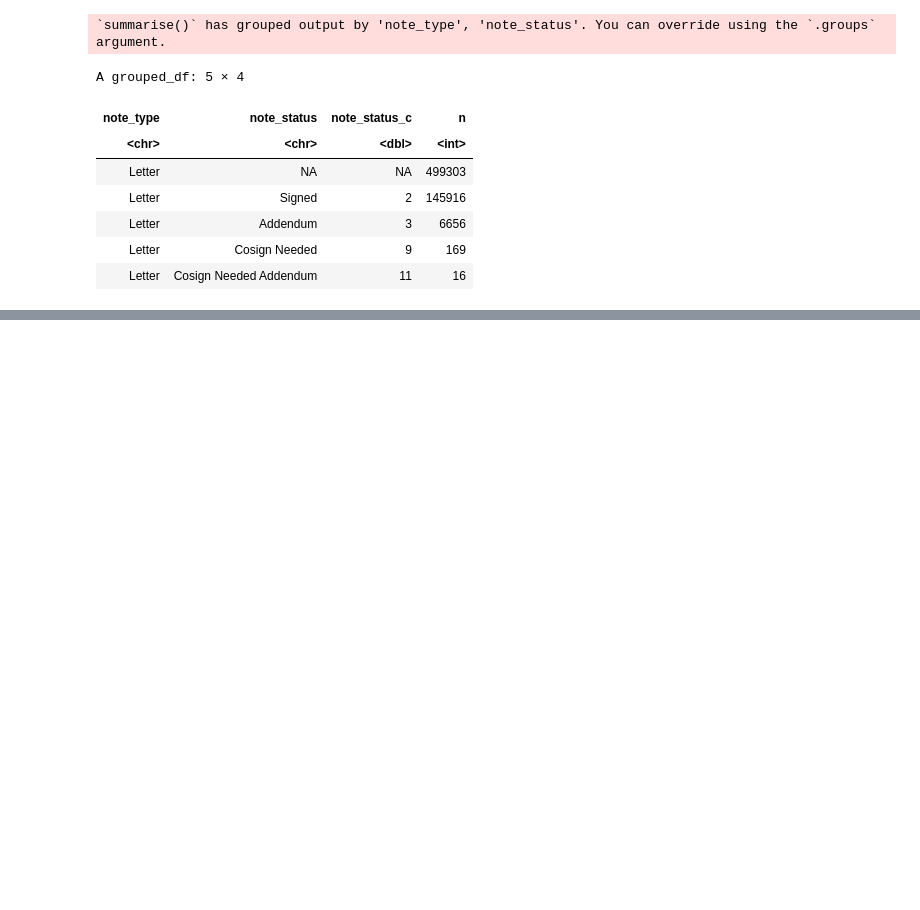
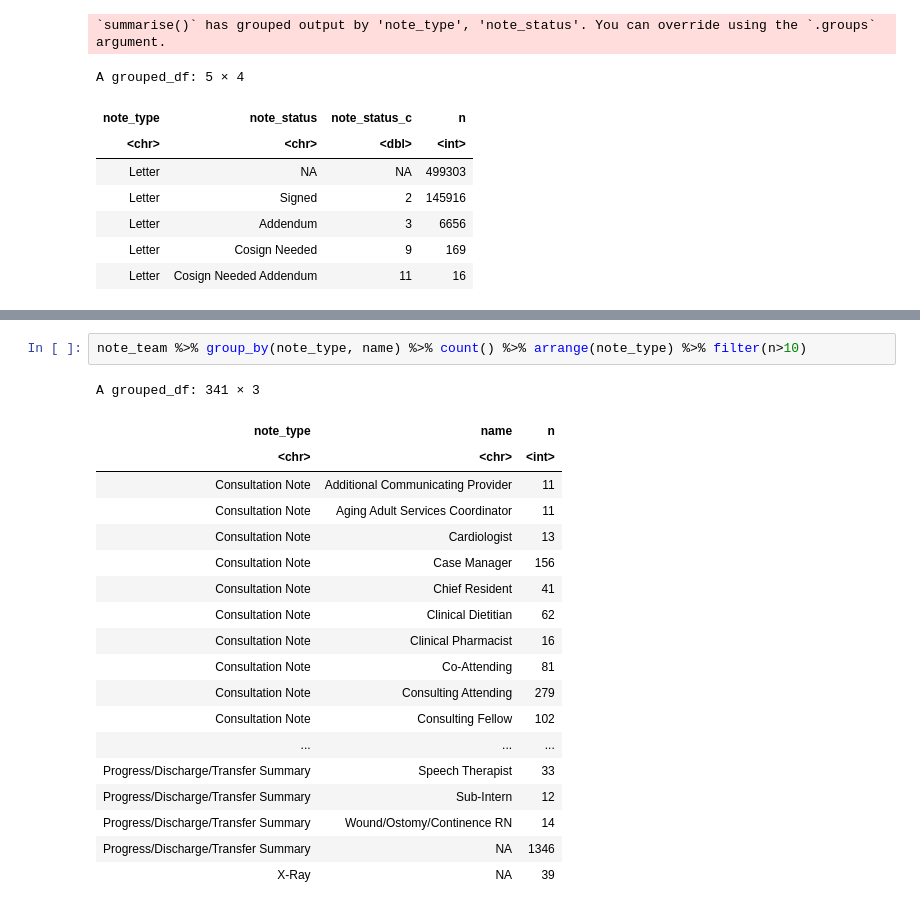
Before and after one commit to Minh084/TDA, a Jupyter notebook: shc2021/EDA_R.ipynb, the cells around one changed output, grey strips where cells are left out. Drawn from its saved outputs; the diff is of its cells as text; blank space fills up the shorter version.

```diff
--- a/shc2021/EDA_R.ipynb
+++ b/shc2021/EDA_R.ipynb
@@ -363,0 +537,22 @@ A grouped_df: 5 × 4
+# %%
+note_team %>% group_by(note_type, name) %>% count() %>% arrange(note_type) %>% filter(n>10)
+# %% [output]
+A grouped_df: 341 × 3
+| note_type | name | n |
+| <chr> | <chr> | <int> |
+| Consultation Note | Additional Communicating Provider | 11 |
+| Consultation Note | Aging Adult Services Coordinator | 11 |
+| Consultation Note | Cardiologist | 13 |
+| Consultation Note | Case Manager | 156 |
+| Consultation Note | Chief Resident | 41 |
+| Consultation Note | Clinical Dietitian | 62 |
+| Consultation Note | Clinical Pharmacist | 16 |
+| Consultation Note | Co-Attending | 81 |
+| Consultation Note | Consulting Attending | 279 |
+| Consultation Note | Consulting Fellow | 102 |
+| ... | ... | ... |
+| Progress/Discharge/Transfer Summary | Speech Therapist | 33 |
+| Progress/Discharge/Transfer Summary | Sub-Intern | 12 |
+| Progress/Discharge/Transfer Summary | Wound/Ostomy/Continence RN | 14 |
+| Progress/Discharge/Transfer Summary | NA | 1346 |
+| X-Ray | NA | 39 |
```
Also changed, not shown: parts of 19 cells of this notebook.
